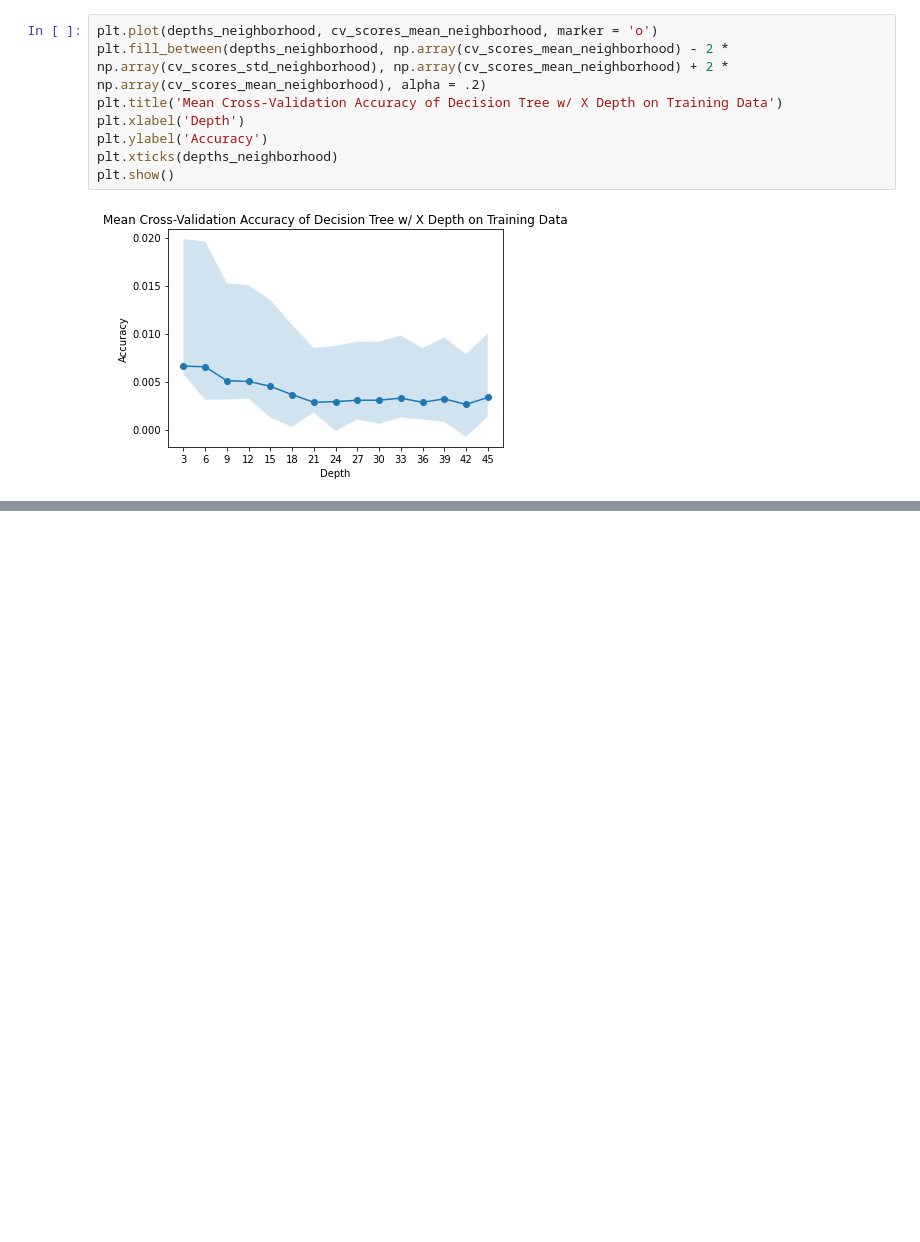
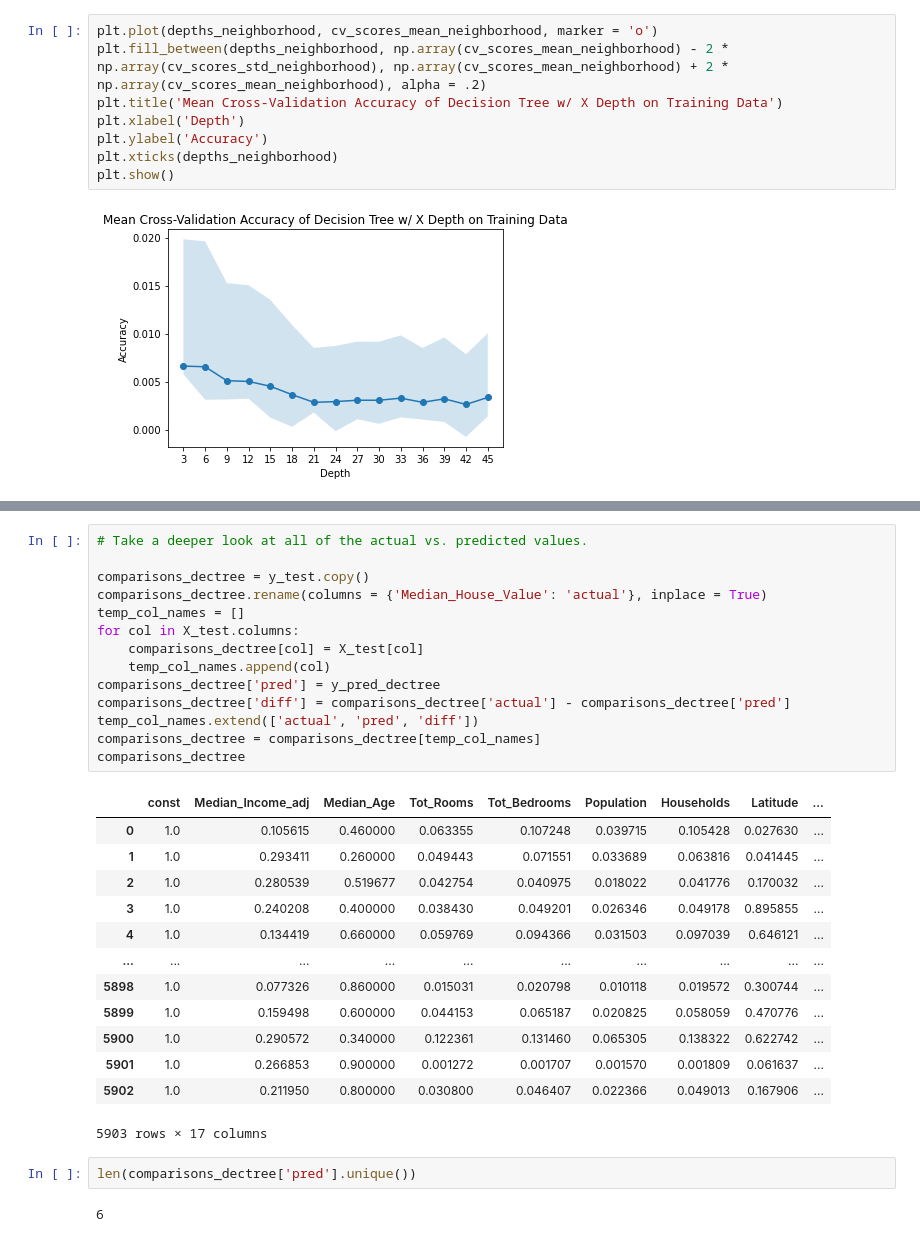
Before and after one commit to danielpickett369/Springboard-Capstone-2, a Jupyter notebook: Capstone 2, Step 5.ipynb, the cells around one changed output, grey strips where cells are left out. Saved outputs shown, nothing was run; the diff lists cells and outputs as text; blank space fills up the shorter version.

```diff
--- a/Capstone 2, Step 5.ipynb
+++ b/Capstone 2, Step 5.ipynb
@@ -936,0 +1013,32 @@ plt.show()
+# %%
+# Take a deeper look at all of the actual vs. predicted values.
+
+comparisons_dectree = y_test.copy()
+comparisons_dectree.rename(columns = {'Median_House_Value': 'actual'}, inplace = True)
+temp_col_names = []
+for col in X_test.columns:
+    comparisons_dectree[col] = X_test[col]
+    temp_col_names.append(col)
+comparisons_dectree['pred'] = y_pred_dectree
+comparisons_dectree['diff'] = comparisons_dectree['actual'] - comparisons_dectree['pred']
+temp_col_names.extend(['actual', 'pred', 'diff'])
+comparisons_dectree = comparisons_dectree[temp_col_names]
+comparisons_dectree
+# %% [output]
+|  | const | Median_Income_adj | Median_Age | Tot_Rooms | Tot_Bedrooms | Population | Households | Latitude | ... |
+| 0 | 1.0 | 0.105615 | 0.460000 | 0.063355 | 0.107248 | 0.039715 | 0.105428 | 0.027630 | ... |
+| 1 | 1.0 | 0.293411 | 0.260000 | 0.049443 | 0.071551 | 0.033689 | 0.063816 | 0.041445 | ... |
+| 2 | 1.0 | 0.280539 | 0.519677 | 0.042754 | 0.040975 | 0.018022 | 0.041776 | 0.170032 | ... |
+| 3 | 1.0 | 0.240208 | 0.400000 | 0.038430 | 0.049201 | 0.026346 | 0.049178 | 0.895855 | ... |
+| 4 | 1.0 | 0.134419 | 0.660000 | 0.059769 | 0.094366 | 0.031503 | 0.097039 | 0.646121 | ... |
+| ... | ... | ... | ... | ... | ... | ... | ... | ... | ... |
+| 5898 | 1.0 | 0.077326 | 0.860000 | 0.015031 | 0.020798 | 0.010118 | 0.019572 | 0.300744 | ... |
+| 5899 | 1.0 | 0.159498 | 0.600000 | 0.044153 | 0.065187 | 0.020825 | 0.058059 | 0.470776 | ... |
+| 5900 | 1.0 | 0.290572 | 0.340000 | 0.122361 | 0.131460 | 0.065305 | 0.138322 | 0.622742 | ... |
+| 5901 | 1.0 | 0.266853 | 0.900000 | 0.001272 | 0.001707 | 0.001570 | 0.001809 | 0.061637 | ... |
+| 5902 | 1.0 | 0.211950 | 0.800000 | 0.030800 | 0.046407 | 0.022366 | 0.049013 | 0.167906 | ... |
+5903 rows × 17 columns
+# %%
+len(comparisons_dectree['pred'].unique())
+# %% [output]
+6
```
Also changed, not shown: parts of 23 cells of this notebook.
